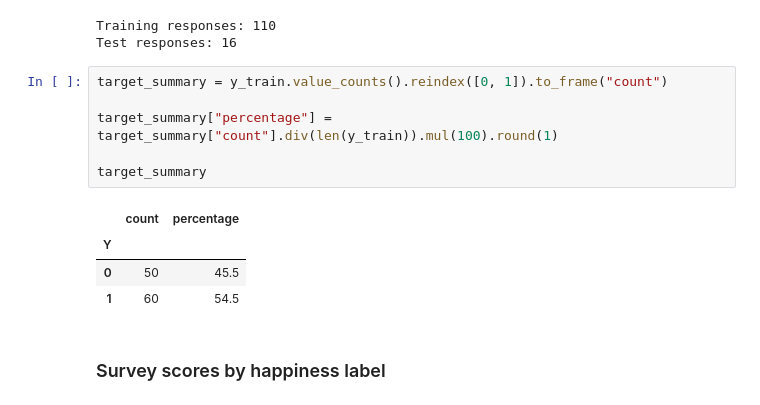
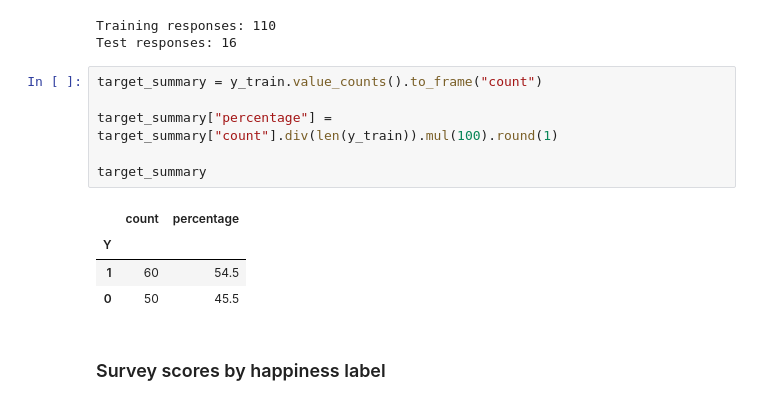
Before and after one commit to ca34525/QWFuFPmtYoLpq4Qt, a Jupyter notebook: notebooks/1.0-CTA-customer-happiness-analysis.ipynb, the cells around one changed output. Cells and saved outputs as stored; diff of their text form.

```diff
--- a/notebooks/1.0-CTA-customer-happiness-analysis.ipynb
+++ b/notebooks/1.0-CTA-customer-happiness-analysis.ipynb
@@ -145,16 +163,16 @@ print(f"Test responses: {len(X_test)}")
 Training responses: 110
 Test responses: 16
 # %%
-target_summary = y_train.value_counts().reindex([0, 1]).to_frame("count")
+target_summary = y_train.value_counts().to_frame("count")
 
 target_summary["percentage"] = target_summary["count"].div(len(y_train)).mul(100).round(1)
 
 target_summary
 # %% [output]
 |  | count | percentage |
 | Y |  |  |
+| 1 | 60 | 54.5 |
 | 0 | 50 | 45.5 |
-| 1 | 60 | 54.5 |
 # %% [markdown]
 ### Survey scores by happiness label
 # %%
```
Also changed, not shown: parts of 13 cells of this notebook.
